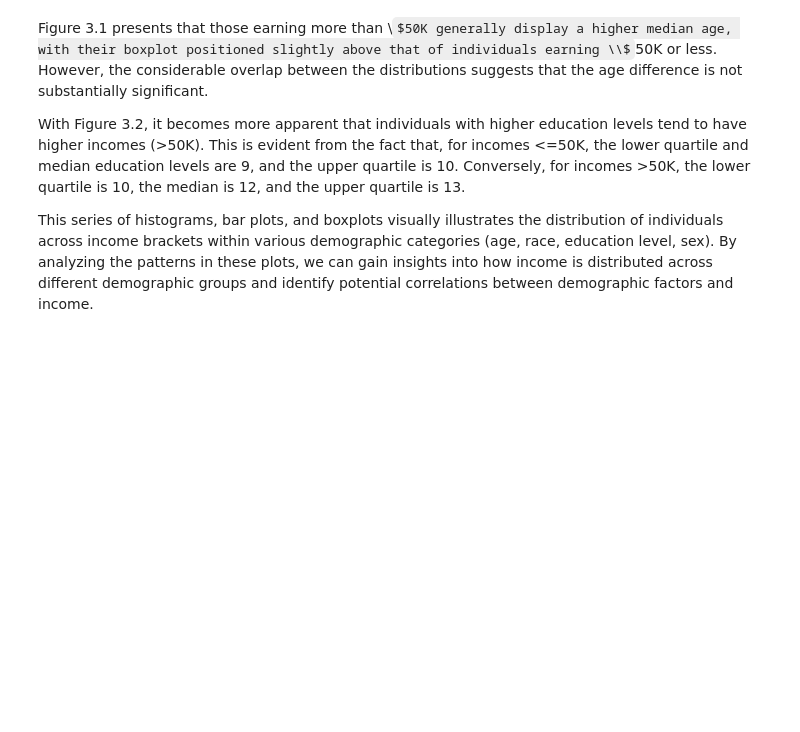
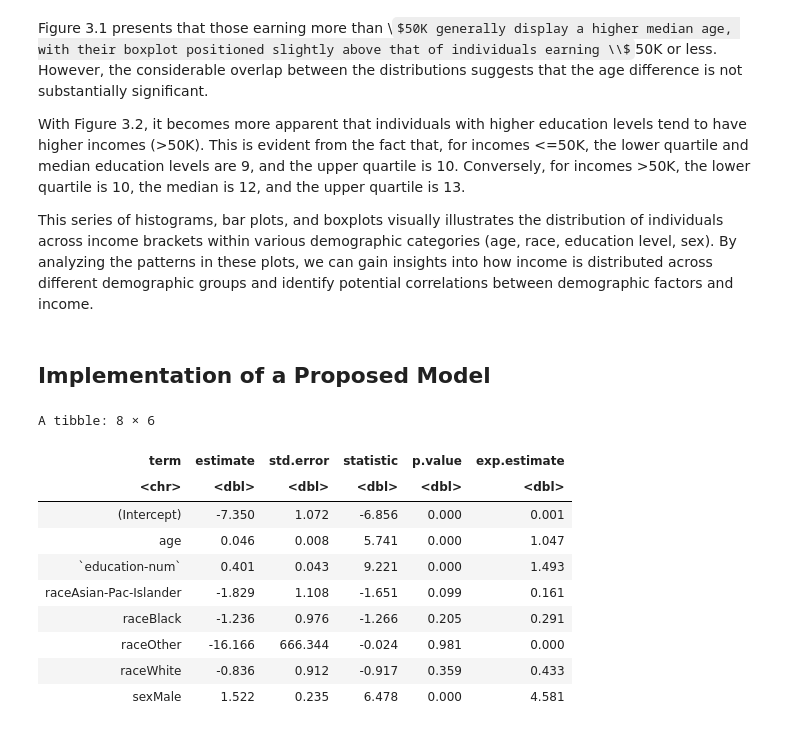
Before and after one commit to whalebeavercat/STAT-301-Census-Group-Project, a Jupyter notebook: stats-301-final-group-project.ipynb, the cells around one changed output. Cells and saved outputs as stored; diff of their text form; code cells hidden in the pictures; some formulas as TeX source; blank space fills up the shorter version.

```diff
--- a/stats-301-final-group-project.ipynb
+++ b/stats-301-final-group-project.ipynb
@@ -263,3 +282,32 @@ With Figure 3.2, it becomes more apparent that individuals with higher education
 
 
 This series of histograms, bar plots, and boxplots visually illustrates the distribution of individuals across income brackets within various demographic categories (age, race, education level, sex). By analyzing the patterns in these plots, we can gain insights into how income is distributed across different demographic groups and identify potential correlations between demographic factors and income.
+# %% [markdown]
+## Implementation of a Proposed Model <a name="implementation"></a>
+# %%
+training_sample <- df_train |>
+    mutate(income = as.integer(ifelse(income == "<=50K", 0, 1)))
+
+log_model <- glm(income ~ age + `education-num` + race + sex,
+             data = training_sample, family = "binomial")
+
+# summary(log_model)
+# training_sample
+# %%
+model_results  <-
+    tidy(log_model) %>%
+    mutate(exp.estimate = exp(estimate)) %>%
+    mutate_if(is.numeric, round, 3)
+model_results
+# %% [output]
+A tibble: 8 × 6
+| term | estimate | std.error | statistic | p.value | exp.estimate |
+| <chr> | <dbl> | <dbl> | <dbl> | <dbl> | <dbl> |
+| (Intercept) | -7.350 | 1.072 | -6.856 | 0.000 | 0.001 |
+| age | 0.046 | 0.008 | 5.741 | 0.000 | 1.047 |
+| `education-num` | 0.401 | 0.043 | 9.221 | 0.000 | 1.493 |
+| raceAsian-Pac-Islander | -1.829 | 1.108 | -1.651 | 0.099 | 0.161 |
+| raceBlack | -1.236 | 0.976 | -1.266 | 0.205 | 0.291 |
+| raceOther | -16.166 | 666.344 | -0.024 | 0.981 | 0.000 |
+| raceWhite | -0.836 | 0.912 | -0.917 | 0.359 | 0.433 |
+| sexMale | 1.522 | 0.235 | 6.478 | 0.000 | 4.581 |
```
Also changed, not shown: parts of 10 cells of this notebook.
